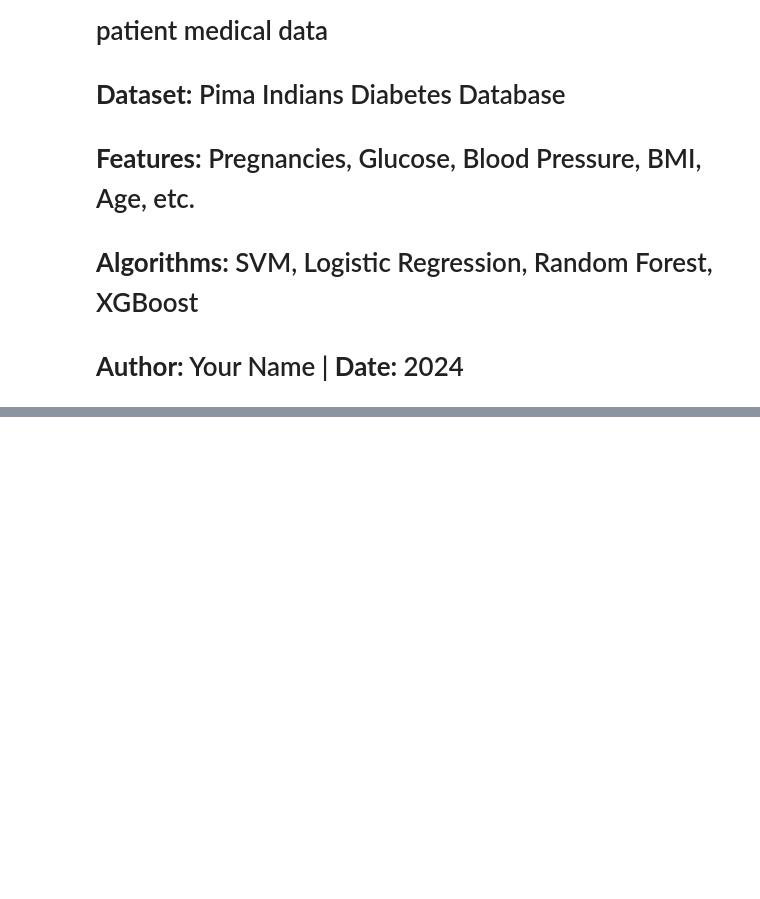
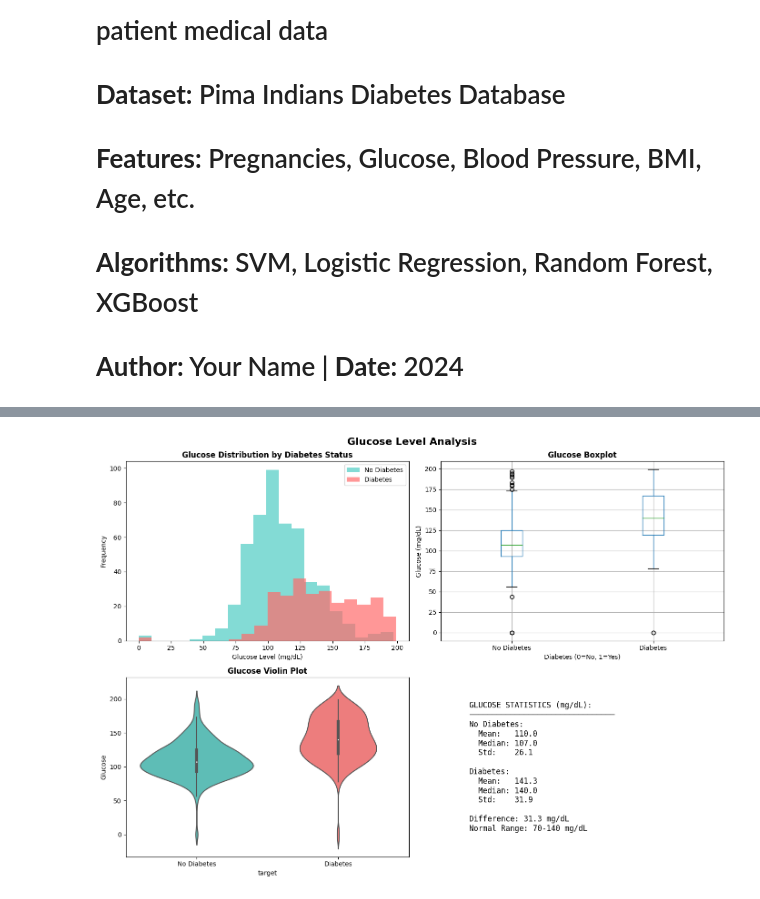
Before and after one commit to melat33/CodeAlpha_tasks, a Jupyter notebook: Disease_Prediction_System/notebooks/DIABETES_PIPELINE.ipynb, the cells around one changed output, grey strips where cells are left out. Cells and saved outputs as stored; diff of their text form; code cells hidden in the pictures; blank space fills up the shorter version.

Commit message:
diabets analysis

```diff
--- a/Disease_Prediction_System/notebooks/DIABETES_PIPELINE.ipynb
+++ b/Disease_Prediction_System/notebooks/DIABETES_PIPELINE.ipynb
@@ -207,57 +310,74 @@ plt.show()
 # ## 12. Glucose Level Analysis
 
 # %%
+# Use the correct column name (with capital G)
+glucose_col = 'Glucose'  # Note the capital G!
+
 fig, axes = plt.subplots(2, 2, figsize=(14, 10))
 
 # Distribution by target
 ax = axes[0, 0]
 for target in [0, 1]:
-    subset = df[df['target'] == target]['glucose'].dropna()
+    subset = df[df['target'] == target][glucose_col].dropna()
     ax.hist(subset, alpha=0.7, label=f'Target {target}', bins=20,
             color=['#4ECDC4', '#FF6B6B'][target])
-ax.set_xlabel('Glucose Level')
+ax.set_xlabel('Glucose Level (mg/dL)')
 ax.set_ylabel('Frequency')
 ax.set_title('Glucose Distribution by Diabetes Status', fontweight='bold')
 ax.legend(['No Diabetes', 'Diabetes'])
 
 # Boxplot
 ax = axes[0, 1]
-df.boxplot(column='glucose', by='target', ax=ax)
+df.boxplot(column=glucose_col, by='target', ax=ax)
 ax.set_title('Glucose Boxplot', fontweight='bold')
 ax.set_xlabel('Diabetes (0=No, 1=Yes)')
-ax.set_ylabel('Glucose')
+ax.set_ylabel('Glucose (mg/dL)')
+ax.set_xticklabels(['No Diabetes', 'Diabetes'])
 
 # Violin plot
 ax = axes[1, 0]
-sns.violinplot(x='target', y='glucose', data=df, ax=ax,
+sns.violinplot(x='target', y=glucose_col, data=df, ax=ax,
                palette=['#4ECDC4', '#FF6B6B'])
 ax.set_title('Glucose Violin Plot', fontweight='bold')
 ax.set_xticklabels(['No Diabetes', 'Diabetes'])
 
 # Statistics
 ax = axes[1, 1]
 ax.axis('off')
+
+# Calculate statistics with correct column name
+no_diabetes_mean = df[df['target']==0][glucose_col].mean()
+no_diabetes_median = df[df['target']==0][glucose_col].median()
+no_diabetes_std = df[df['target']==0][glucose_col].std()
+
+diabetes_mean = df[df['target']==1][glucose_col].mean()
+diabetes_median = df[df['target']==1][glucose_col].median()
+diabetes_std = df[df['target']==1][glucose_col].std()
+
 stats_text = f"""
-GLUCOSE STATISTICS:
-────────────────
+GLUCOSE STATISTICS (mg/dL):
+────────────────────────────────
 No Diabetes:
-  Mean: {df[df['target']==0]['glucose'].mean():.1f}
-  Median: {df[df['target']==0]['glucose'].median():.1f}
-  Std: {df[df['target']==0]['glucose'].std():.1f}
+  Mean:   {no_diabetes_mean:.1f}
+  Median: {no_diabetes_median:.1f}
+  Std:    {no_diabetes_std:.1f}
 
 Diabetes:
-  Mean: {df[df['target']==1]['glucose'].mean():.1f}
-  Median: {df[df['target']==1]['glucose'].median():.1f}
-  Std: {df[df['target']==1]['glucose'].std():.1f}
+  Mean:   {diabetes_mean:.1f}
+  Median: {diabetes_median:.1f}
+  Std:    {diabetes_std:.1f}
 
+Difference: {diabetes_mean - no_diabetes_mean:.1f} mg/dL
 Normal Range: 70-140 mg/dL
 """
 ax.text(0.1, 0.5, stats_text, transform=ax.transAxes, fontsize=12,
         verticalalignment='center', family='monospace')
 
 plt.suptitle('Glucose Level Analysis', fontsize=16, fontweight='bold')
 plt.tight_layout()
 plt.show()
+# %% [output]
+[figure, added]
 # %%
 # %% [markdown]
 # ## 13. BMI Analysis
```
Also changed, not shown: parts of 35 cells of this notebook.
